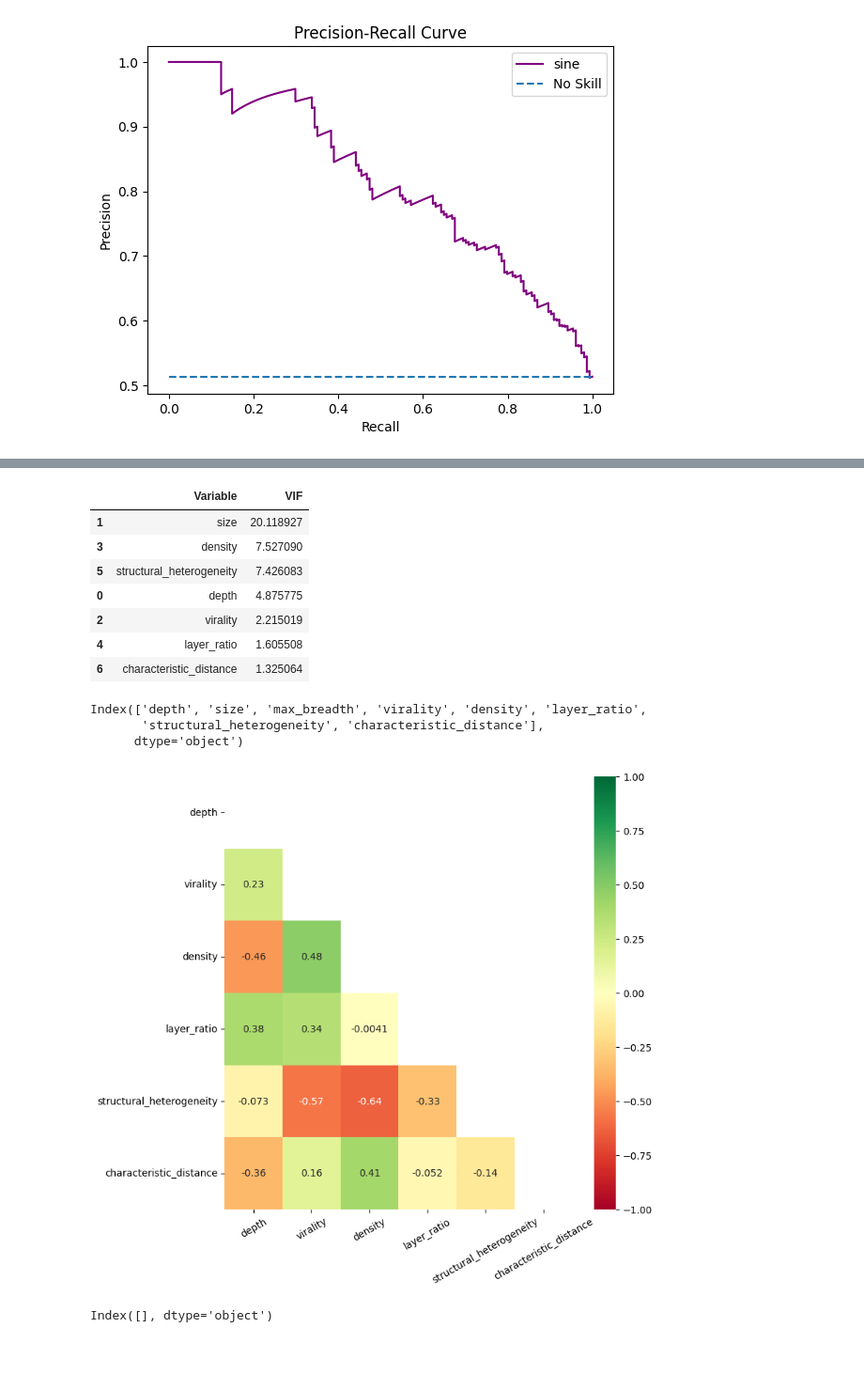
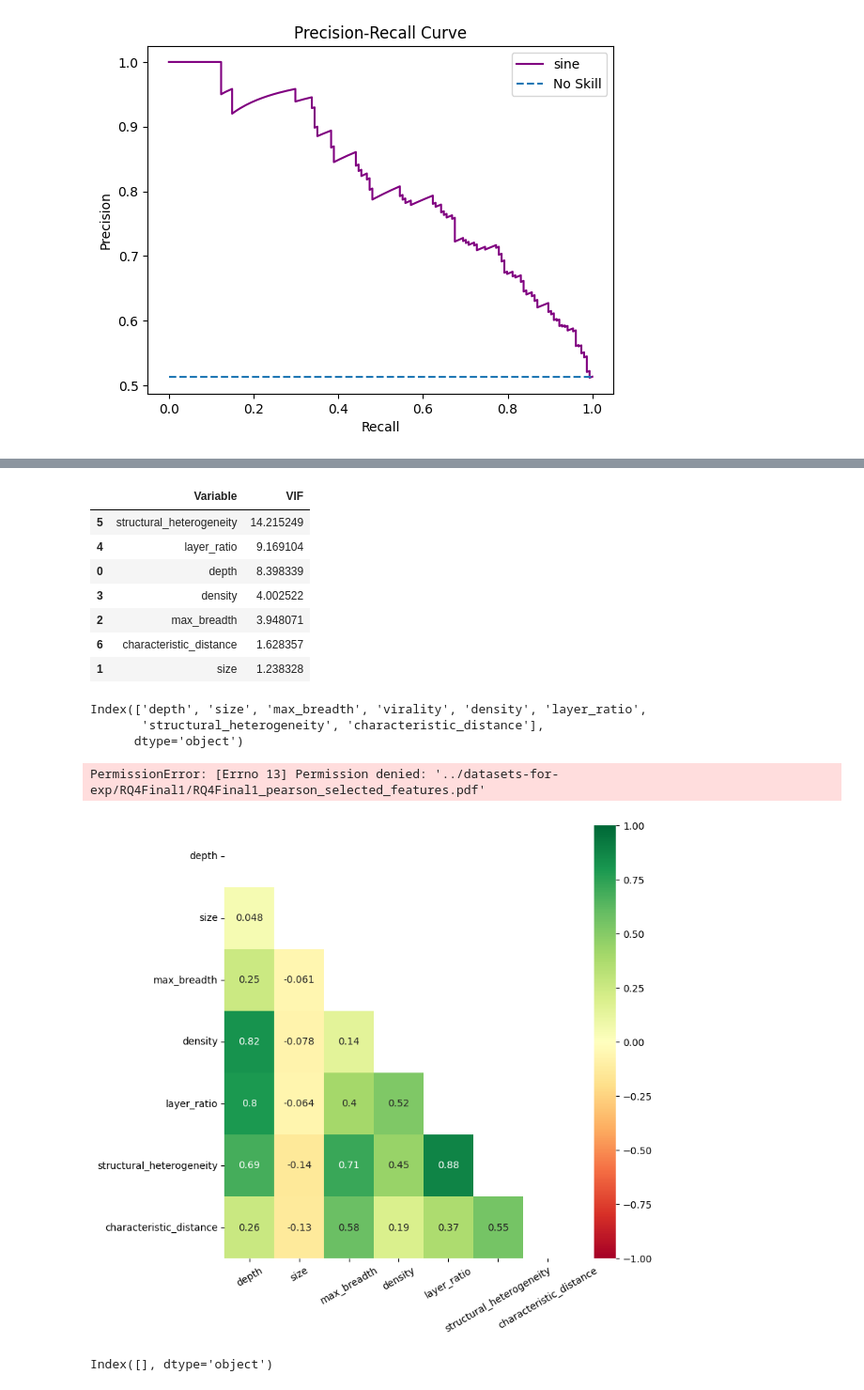
Before and after one commit to istiyaksiddiquee/thesis-work, a Jupyter notebook: RQ2/rq2.ipynb, the cells around one changed output, grey strips where cells are left out. Shown at 94% size. Cells and saved outputs as stored; diff of their text form; code cells hidden in the pictures; blank space fills up the shorter version.

```diff
--- a/RQ2/rq2.ipynb
+++ b/RQ2/rq2.ipynb
@@ -239,7 +239,7 @@ ax.legend(bbox_to_anchor=(1.05, 1), loc=2, borderaxespad=0.0)
 import os
 import pickle
 
-prefix = '../datasets-for-exp/RQ2Final2/RQ2Final2_'
+prefix = '../datasets-for-exp/RQ4Final1/RQ4Final1_'
 
 with open(prefix + 'x_train_val.pickle', "rb") as file:
     X_train_val = pickle.load(file)
@@ -311,6 +304,8 @@ Index(['depth', 'size', 'max_breadth', 'virality', 'strongly_cc',
        'size_of_scc', 'density', 'layer_ratio', 'structural_heterogeneity',
        'characteristic_distance'],
       dtype='object')
+# %%
+X_train_val = X_train_val.iloc[:, 2:len(list(X_test))]
 # %%
 
 import numpy as np
@@ -431,11 +434,11 @@ normalized_df = copy(X_train_val)
 # # normalized_df['depth'] = np.log(normalized_df['depth'])
 normalized_df['size'] = np.log(normalized_df['size'])
 normalized_df['max_breadth'] = np.log(normalized_df['max_breadth'])
-# normalized_df['virality'] = np.log(normalized_df['virality'])
+normalized_df['virality'] = np.log(normalized_df['virality'])
 # normalized_df['density'] = np.log(normalized_df['density'])
-# normalized_df['layer_ratio'] = np.log(normalized_df['layer_ratio'])
-# normalized_df['structural_heterogeneity'] = np.log(normalized_df['structural_heterogeneity'])
-# normalized_df['characteristic_distance'] = np.log(normalized_df['characteristic_distance'])
+normalized_df['layer_ratio'] = np.log(normalized_df['layer_ratio'])
+normalized_df['structural_heterogeneity'] = np.log(normalized_df['structural_heterogeneity'])
+normalized_df['characteristic_distance'] = np.log(normalized_df['characteristic_distance'])
 
 # normalized_df = normalized_df.drop(columns=['strongly_cc'], axis=1)
 # normalized_df = normalized_df.drop(['size_of_scc'], axis=1)
@@ -609,9 +621,9 @@ def compute_vif(df, considered_features):
     return vif
 
 considered_features = list(scaled_X_train.columns)
-considered_features.remove('max_breadth')
+# considered_features.remove('max_breadth')
 # considered_features.remove('density')
-# considered_features.remove('virality')
+considered_features.remove('virality')
 
 # considered_features.remove('size')
 # considered_features.remove('size_of_scc')
@@ -620,13 +632,13 @@ considered_features.remove('max_breadth')
 compute_vif(scaled_X_train, considered_features).sort_values('VIF', ascending=False)
 # %% [output]
 |  | Variable | VIF |
-| 1 | size | 20.118927 |
-| 3 | density | 7.527090 |
-| 5 | structural_heterogeneity | 7.426083 |
-| 0 | depth | 4.875775 |
-| 2 | virality | 2.215019 |
-| 4 | layer_ratio | 1.605508 |
-| 6 | characteristic_distance | 1.325064 |
+| 5 | structural_heterogeneity | 14.215249 |
+| 4 | layer_ratio | 9.169104 |
+| 0 | depth | 8.398339 |
+| 3 | density | 4.002522 |
+| 2 | max_breadth | 3.948071 |
+| 6 | characteristic_distance | 1.628357 |
+| 1 | size | 1.238328 |
 # %%
 scaled_X_train.columns
 # %% [output]
@@ -636,15 +648,16 @@ Index(['depth', 'size', 'max_breadth', 'virality', 'density', 'layer_ratio',
 # %%
 import seaborn as sns
 import matplotlib.pyplot as plt
 
-columns = ['depth', 'virality', 'density', 'layer_ratio', 'structural_heterogeneity', 'characteristic_distance']
+columns = ['depth', 'size', 'max_breadth', 'density', 'layer_ratio', 'structural_heterogeneity', 'characteristic_distance']
 plt.figure(figsize=(8, 8))
 mask = np.triu(np.ones_like(scaled_X_train[columns].corr(), dtype=bool))
 sns.heatmap(scaled_X_train[columns].corr(method='pearson', numeric_only = True), annot=True, mask=mask, vmin=-1, vmax=1, cmap ='RdYlGn')
 plt.xticks(rotation=30)
 plt.savefig(prefix + 'pearson_selected_features.pdf', format='pdf', bbox_inches='tight', pad_inches=0.5)
 # %% [output]
+PermissionError: [Errno 13] Permission denied: '../datasets-for-exp/RQ4Final1/RQ4Final1_pearson_selected_features.pdf'
-[figure, old version]
+[figure, new version]
 # %%
 from sklearn.preprocessing import StandardScaler
 from sklearn.feature_selection import SelectFromModel
```
Also changed, not shown: parts of 7 cells of this notebook, 1 other file.
